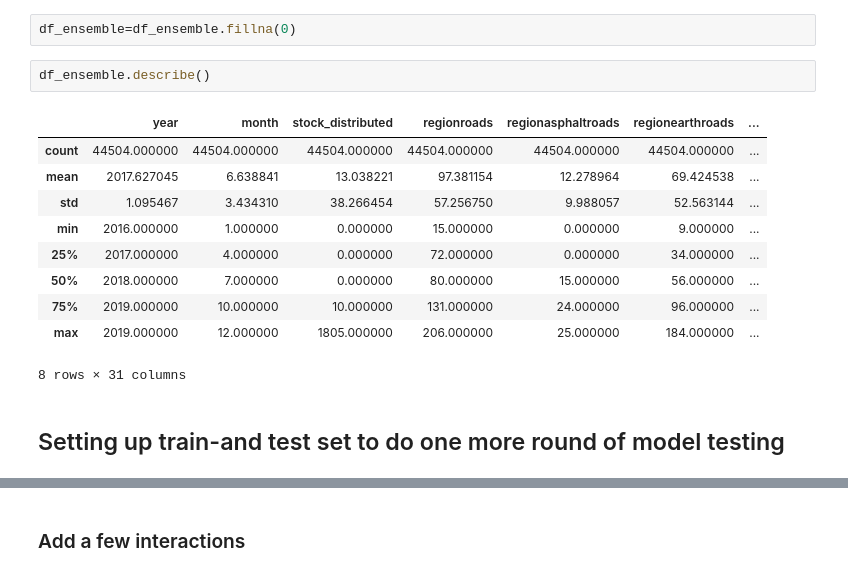
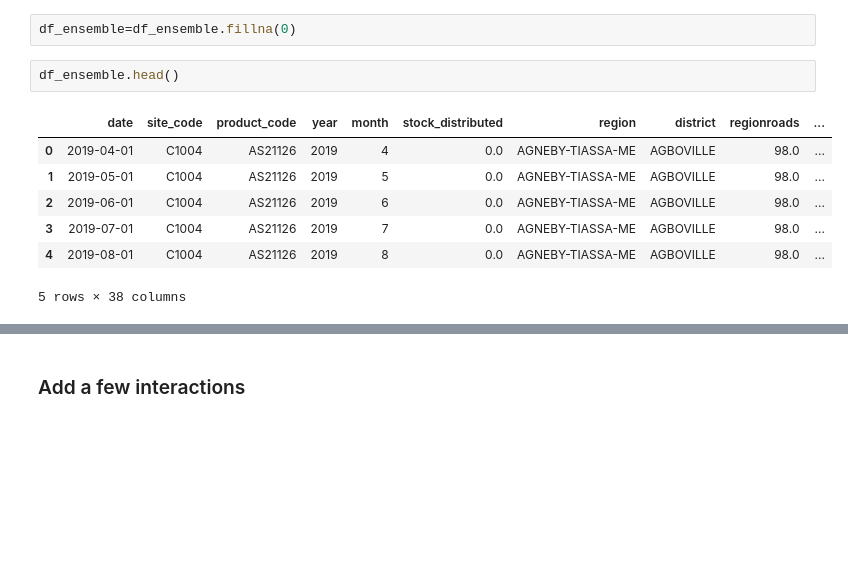
Before and after one commit to herbsh/USAID_Forecast_submit, a Jupyter notebook: 1_code/ensemble.ipynb, the cells around one changed output, grey strips where cells are left out. Cells and saved outputs as stored; diff of their text form; blank space fills up the shorter version.

```diff
--- a/1_code/ensemble.ipynb
+++ b/1_code/ensemble.ipynb
@@ -276,17 +146,12 @@ df_ensemble.set_index('date')['2019-10':].describe()
 # %%
 df_ensemble=df_ensemble.fillna(0)
 # %%
-df_ensemble.describe()
+df_ensemble.head()
 # %% [output]
-|  | year | month | stock_distributed | regionroads | regionasphaltroads | regionearthroads | ... |
-| count | 44504.000000 | 44504.000000 | 44504.000000 | 44504.000000 | 44504.000000 | 44504.000000 | ... |
-| mean | 2017.627045 | 6.638841 | 13.038221 | 97.381154 | 12.278964 | 69.424538 | ... |
-| std | 1.095467 | 3.434310 | 38.266454 | 57.256750 | 9.988057 | 52.563144 | ... |
-| min | 2016.000000 | 1.000000 | 0.000000 | 15.000000 | 0.000000 | 9.000000 | ... |
-| 25% | 2017.000000 | 4.000000 | 0.000000 | 72.000000 | 0.000000 | 34.000000 | ... |
-| 50% | 2018.000000 | 7.000000 | 0.000000 | 80.000000 | 15.000000 | 56.000000 | ... |
-| 75% | 2019.000000 | 10.000000 | 10.000000 | 131.000000 | 24.000000 | 96.000000 | ... |
-| max | 2019.000000 | 12.000000 | 1805.000000 | 206.000000 | 25.000000 | 184.000000 | ... |
+|  | date | site_code | product_code | year | month | stock_distributed | region | district | regionroads | ... |
+| 0 | 2019-04-01 | C1004 | AS21126 | 2019 | 4 | 0.0 | AGNEBY-TIASSA-ME | AGBOVILLE | 98.0 | ... |
+| 1 | 2019-05-01 | C1004 | AS21126 | 2019 | 5 | 0.0 | AGNEBY-TIASSA-ME | AGBOVILLE | 98.0 | ... |
+| 2 | 2019-06-01 | C1004 | AS21126 | 2019 | 6 | 0.0 | AGNEBY-TIASSA-ME | AGBOVILLE | 98.0 | ... |
+| 3 | 2019-07-01 | C1004 | AS21126 | 2019 | 7 | 0.0 | AGNEBY-TIASSA-ME | AGBOVILLE | 98.0 | ... |
+| 4 | 2019-08-01 | C1004 | AS21126 | 2019 | 8 | 0.0 | AGNEBY-TIASSA-ME | AGBOVILLE | 98.0 | ... |
-8 rows × 31 columns
+5 rows × 38 columns
-# %% [markdown]
-## Setting up train-and test set to do one more round of model testing
```
Also changed, not shown: parts of 94 cells of this notebook, 5 other files.
